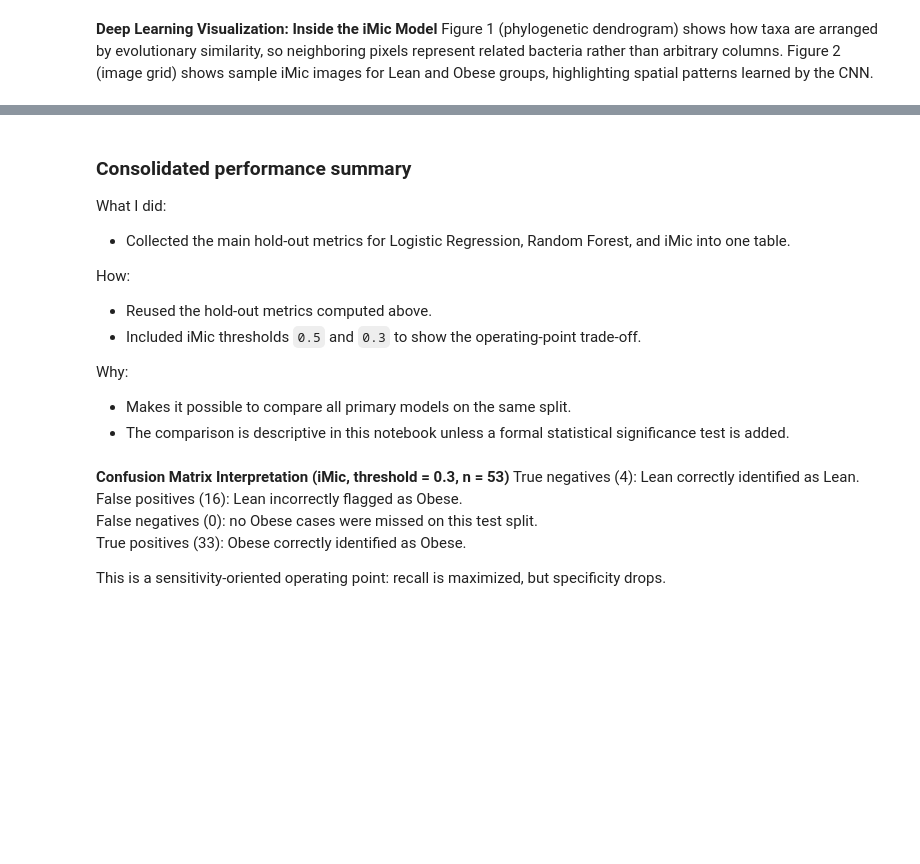
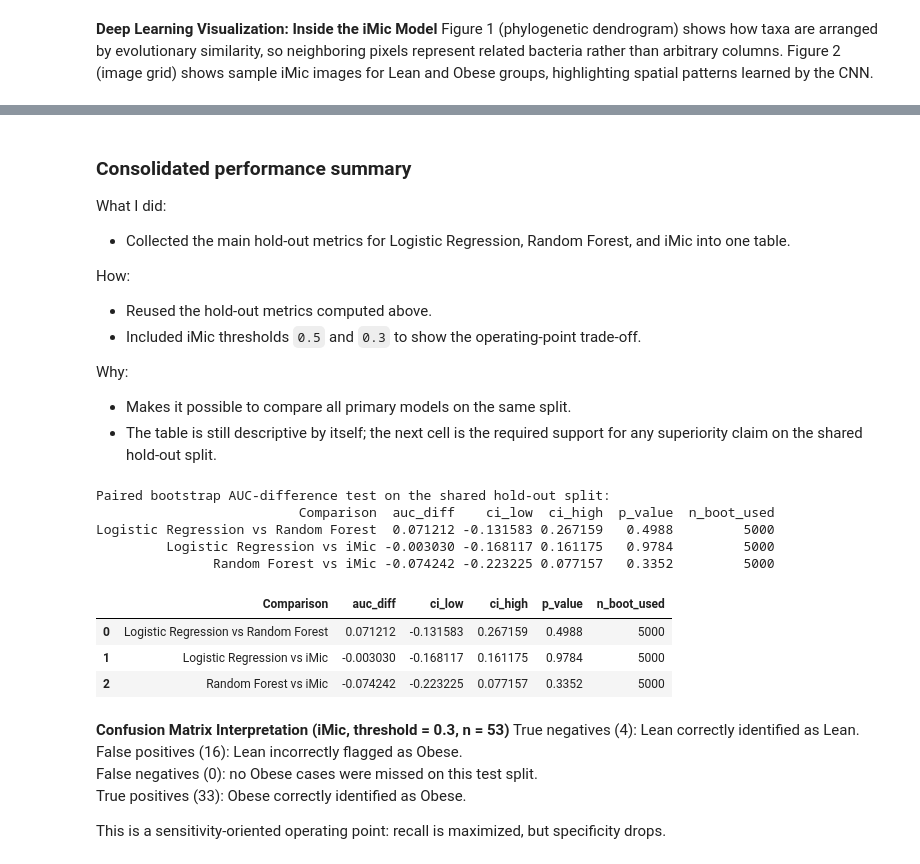
Before and after one commit to lior-benjman/Obesity-gut-bacterial, a Jupyter notebook: research.ipynb, the cells around one changed output, grey strips where cells are left out. Cells and saved outputs as stored; diff of their text form; code cells hidden in the pictures; blank space fills up the shorter version.

```diff
--- a/research.ipynb
+++ b/research.ipynb
@@ -956,7 +1117,67 @@ How:
 
 Why:
 - Makes it possible to compare all primary models on the same split.
-- The comparison is descriptive in this notebook unless a formal statistical significance test is added.
+- The table is still descriptive by itself; the next cell is the required support for any superiority claim on the shared hold-out split.
+# %%
+# Shared hold-out comparison support: run before claiming one model is better than another
+comparison_inputs = {}
+if 'lr_proba' in locals():
+    comparison_inputs['Logistic Regression'] = np.asarray(lr_proba)
+if 'rf_proba' in locals():
+    comparison_inputs['Random Forest'] = np.asarray(rf_proba)
+if 'preds' in locals() and 'acts' in locals():
+    comparison_inputs['iMic'] = np.asarray(preds)
+
+if 'acts' in locals():
+    y_compare = np.asarray(acts).astype(int)
+else:
+    y_compare = np.asarray(y_num.loc[ts_idx]).astype(int)
+
+def paired_bootstrap_auc_diff(y_true, score_a, score_b, n_boot=5000, seed=7):
+    rng = np.random.default_rng(seed)
+    n = len(y_true)
+    diffs = []
+    for _ in range(n_boot):
+        idx = rng.integers(0, n, n)
+        if np.unique(y_true[idx]).size < 2:
+            continue
+        auc_a = roc_auc_score(y_true[idx], score_a[idx])
+        auc_b = roc_auc_score(y_true[idx], score_b[idx])
+        diffs.append(auc_a - auc_b)
+    diffs = np.asarray(diffs)
+    ci_low, ci_high = np.quantile(diffs, [0.025, 0.975])
+    p_two_sided = 2 * min((diffs <= 0).mean(), (diffs >= 0).mean())
+    return {
+        'auc_diff': float(roc_auc_score(y_true, score_a) - roc_auc_score(y_true, score_b)),
+        'ci_low': float(ci_low),
+        'ci_high': float(ci_high),
+        'p_value': float(min(1.0, p_two_sided)),
+        'n_boot_used': int(len(diffs)),
+    }
+
+pairwise_rows = []
+model_names = list(comparison_inputs.keys())
+for i in range(len(model_names)):
+    for j in range(i + 1, len(model_names)):
+        a = model_names[i]
+        b = model_names[j]
+        stats = paired_bootstrap_auc_diff(y_compare, comparison_inputs[a], comparison_inputs[b])
+        pairwise_rows.append({'Comparison': f'{a} vs {b}', **stats})
+
+pairwise_df = pd.DataFrame(pairwise_rows)
+print('Paired bootstrap AUC-difference test on the shared hold-out split:')
+print(pairwise_df.to_string(index=False))
+pairwise_df
+# %% [output]
+Paired bootstrap AUC-difference test on the shared hold-out split:
+                          Comparison  auc_diff    ci_low  ci_high  p_value  n_boot_used
+Logistic Regression vs Random Forest  0.071212 -0.131583 0.267159   0.4988         5000
+         Logistic Regression vs iMic -0.003030 -0.168117 0.161175   0.9784         5000
+               Random Forest vs iMic -0.074242 -0.223225 0.077157   0.3352         5000
+|  | Comparison | auc_diff | ci_low | ci_high | p_value | n_boot_used |
+| 0 | Logistic Regression vs Random Forest | 0.071212 | -0.131583 | 0.267159 | 0.4988 | 5000 |
+| 1 | Logistic Regression vs iMic | -0.003030 | -0.168117 | 0.161175 | 0.9784 | 5000 |
+| 2 | Random Forest vs iMic | -0.074242 | -0.223225 | 0.077157 | 0.3352 | 5000 |
 # %% [markdown]
 **Confusion Matrix Interpretation (iMic, threshold = 0.3, n = 53)**
 True negatives (4): Lean correctly identified as Lean.
```
Also changed, not shown: parts of 22 cells of this notebook, 10 other files.
